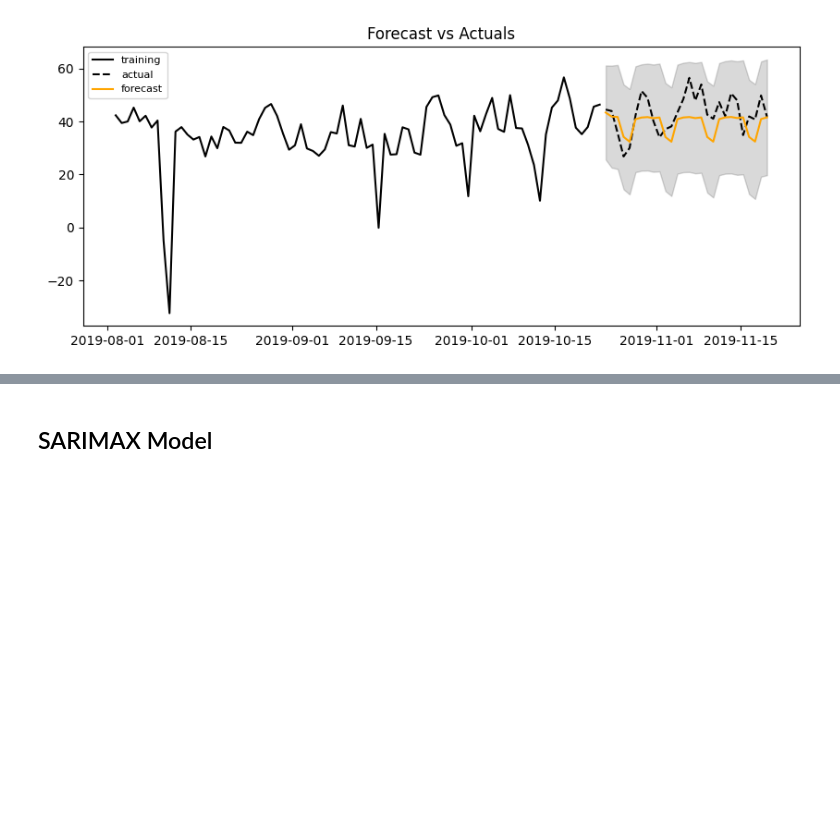
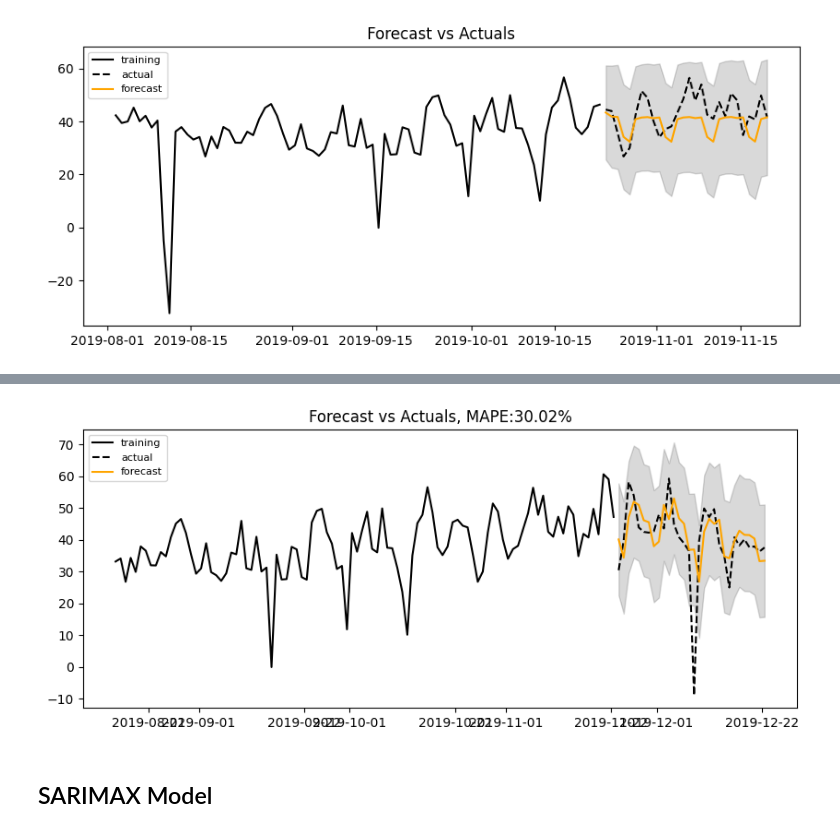
Before and after one commit to Guli-Y/ElectricityPricePredictor, a Jupyter notebook: notebooks/baseline_guli.ipynb, the cells around one changed output, grey strips where cells are left out. Drawn from its saved outputs; the diff is of its cells as text; code cells hidden in the pictures; blank space fills up the shorter version.

```diff
--- a/notebooks/baseline_guli.ipynb
+++ b/notebooks/baseline_guli.ipynb
@@ -322,3 +381,7 @@ get_mape(forecast, test)
+# %%
+plot_forecast(forecast, train.iloc[-100:], test, lower, upper, mape=mape)
+# %% [output]
+[figure, added]
 # %% [markdown]
 ## SARIMAX Model
 # %% [markdown]
```
Also changed, not shown: parts of 18 cells of this notebook.
